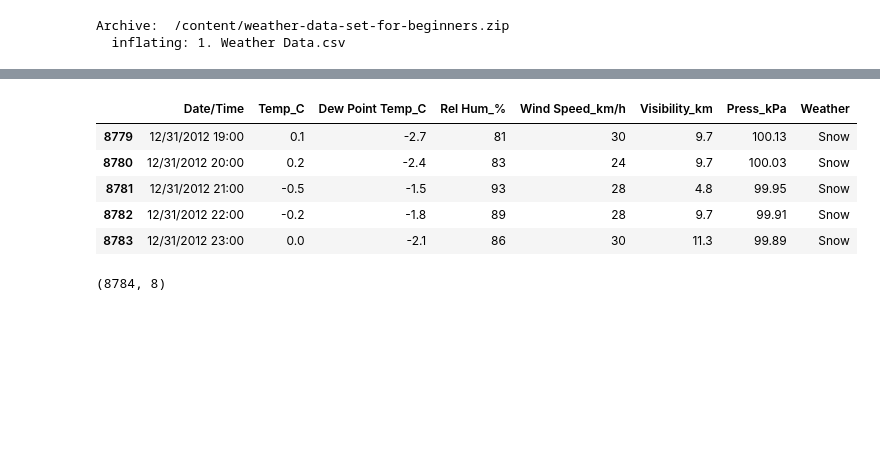
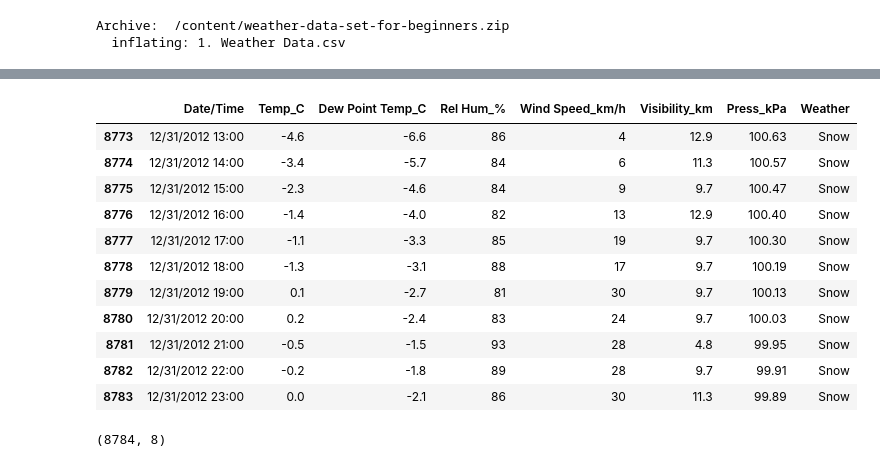
Before and after one commit to Kenethoriga/DataOpsKit, a Jupyter notebook: Week_1_Challenge_Weather_Data_Set_for_beginners.ipynb, the cells around one changed output, grey strips where cells are left out. Saved outputs shown, nothing was run; the diff lists cells and outputs as text; code cells hidden in the pictures; blank space fills up the shorter version.

```diff
--- a/Week_1_Challenge_Weather_Data_Set_for_beginners.ipynb
+++ b/Week_1_Challenge_Weather_Data_Set_for_beginners.ipynb
@@ -54,7 +59,13 @@ data.head()
 # %%
-data.tail()
+data.tail(11)
 # %% [output]
 |  | Date/Time | Temp_C | Dew Point Temp_C | Rel Hum_% | Wind Speed_km/h | Visibility_km | Press_kPa | Weather |
+| 8773 | 12/31/2012 13:00 | -4.6 | -6.6 | 86 | 4 | 12.9 | 100.63 | Snow |
+| 8774 | 12/31/2012 14:00 | -3.4 | -5.7 | 84 | 6 | 11.3 | 100.57 | Snow |
+| 8775 | 12/31/2012 15:00 | -2.3 | -4.6 | 84 | 9 | 9.7 | 100.47 | Snow |
+| 8776 | 12/31/2012 16:00 | -1.4 | -4.0 | 82 | 13 | 12.9 | 100.40 | Snow |
+| 8777 | 12/31/2012 17:00 | -1.1 | -3.3 | 85 | 19 | 9.7 | 100.30 | Snow |
+| 8778 | 12/31/2012 18:00 | -1.3 | -3.1 | 88 | 17 | 9.7 | 100.19 | Snow |
 | 8779 | 12/31/2012 19:00 | 0.1 | -2.7 | 81 | 30 | 9.7 | 100.13 | Snow |
 | 8780 | 12/31/2012 20:00 | 0.2 | -2.4 | 83 | 24 | 9.7 | 100.03 | Snow |
 | 8781 | 12/31/2012 21:00 | -0.5 | -1.5 | 93 | 28 | 4.8 | 99.95 | Snow |
```
Also changed, not shown: parts of 12 cells of this notebook.
